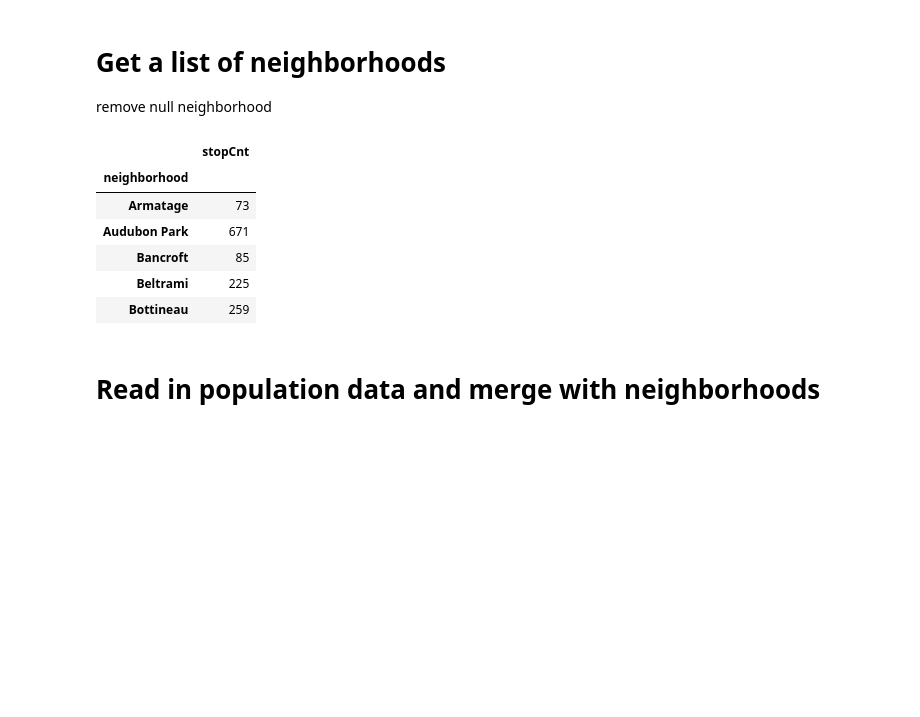
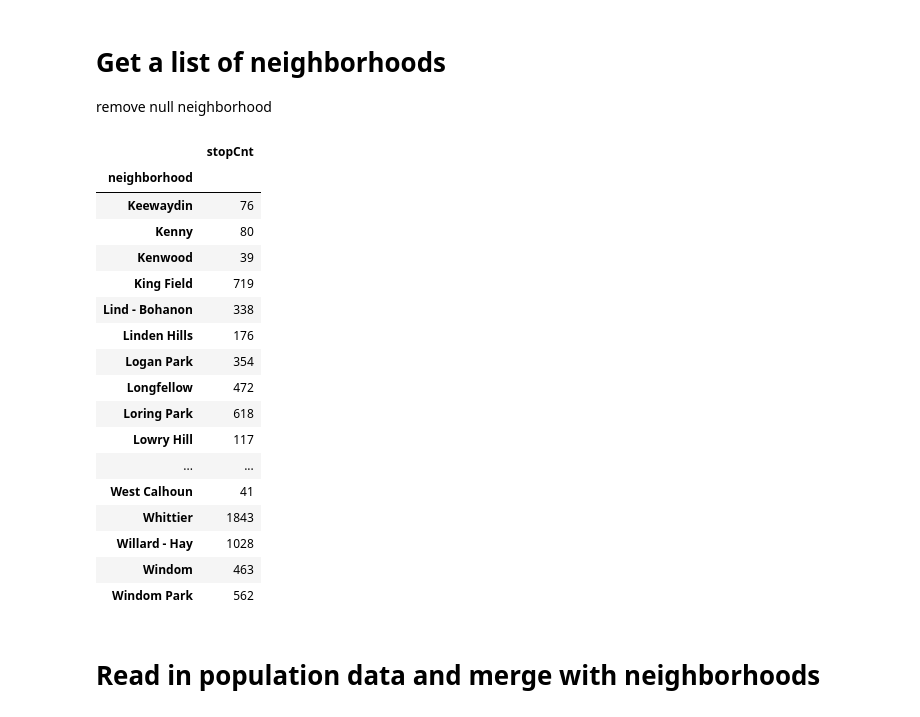
Before and after one commit to mccallkm/Minneapolis-Traffic-Stop-Data-Analysis, a Jupyter notebook: clean_data.ipynb, the cells around one changed output. Drawn from its saved outputs; the diff is of its cells as text; code cells hidden in the pictures; blank space fills up the shorter version.

```diff
--- a/clean_data.ipynb
+++ b/clean_data.ipynb
@@ -168,19 +168,30 @@ remove null neighborhood
 # %%
 #Get a listing and count of neighborhood stops
 neighbor_df=reduced_df.groupby('neighborhood') ["neighborhood"].count()
 neighborhood_df=pd.DataFrame(neighbor_df)
 neighborhood_df=neighborhood_df.rename(columns={'neighborhood':'stopCnt'})
 
 neighborhood_df=neighborhood_df.sort_values("neighborhood")
-neighborhood_df.head()
+neighborhood_df.tail(50)
 # %% [output]
 |  | stopCnt |
 | neighborhood |  |
-| Armatage | 73 |
-| Audubon Park | 671 |
-| Bancroft | 85 |
-| Beltrami | 225 |
-| Bottineau | 259 |
+| Keewaydin | 76 |
+| Kenny | 80 |
+| Kenwood | 39 |
+| King Field | 719 |
+| Lind - Bohanon | 338 |
+| Linden Hills | 176 |
+| Logan Park | 354 |
+| Longfellow | 472 |
+| Loring Park | 618 |
+| Lowry Hill | 117 |
+| ... | ... |
+| West Calhoun | 41 |
+| Whittier | 1843 |
+| Willard - Hay | 1028 |
+| Windom | 463 |
+| Windom Park | 562 |
 # %% [markdown]
 # Read in population data and merge with neighborhoods
 # %%
```
Also changed, not shown: parts of 1 cell of this notebook, 2 other files.
